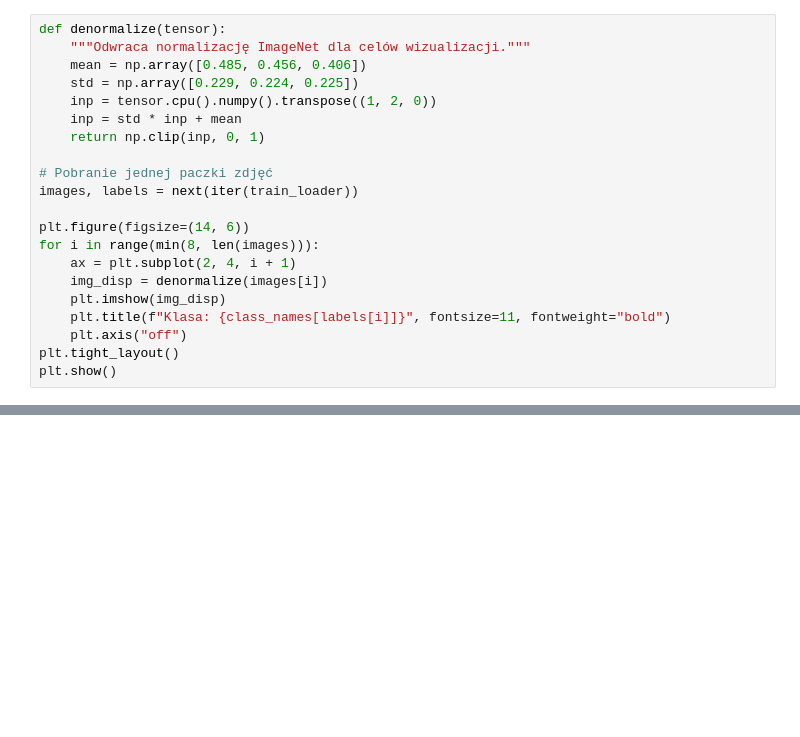
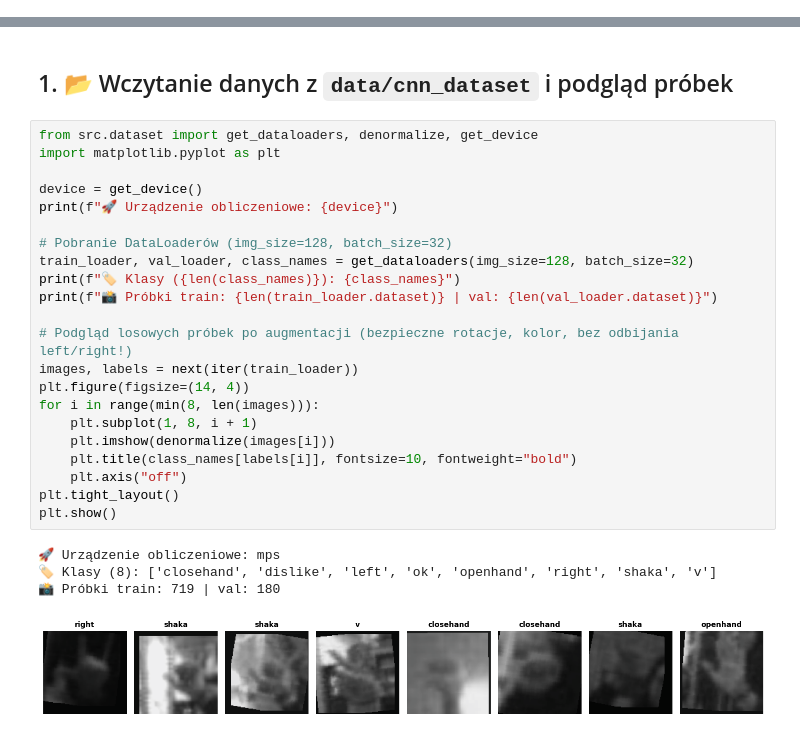
Before and after one commit to michal-skoczylas/thesis_dataset, a Jupyter notebook: notebooks/experiment_gesture_cnn.ipynb, the cells around one changed output, grey strips where cells are left out. Cells and saved outputs as stored; diff of their text form; blank space fills up the shorter version.

```diff
--- a/notebooks/experiment_gesture_cnn.ipynb
+++ b/notebooks/experiment_gesture_cnn.ipynb
@@ -116,21 +0,0 @@ Upewnijmy się, że augmentacje są naturalne i nie zamazują konturów dłoni:
-# %%
-def denormalize(tensor):
-    """Odwraca normalizację ImageNet dla celów wizualizacji."""
-    mean = np.array([0.485, 0.456, 0.406])
-    std = np.array([0.229, 0.224, 0.225])
-    inp = tensor.cpu().numpy().transpose((1, 2, 0))
-    inp = std * inp + mean
-    return np.clip(inp, 0, 1)
-
-# Pobranie jednej paczki zdjęć
-images, labels = next(iter(train_loader))
-
-plt.figure(figsize=(14, 6))
-for i in range(min(8, len(images))):
-    ax = plt.subplot(2, 4, i + 1)
-    img_disp = denormalize(images[i])
-    plt.imshow(img_disp)
-    plt.title(f"Klasa: {class_names[labels[i]]}", fontsize=11, fontweight="bold")
-    plt.axis("off")
-plt.tight_layout()
-plt.show()
@@ -550,0 +28,29 @@ export_model_for_deployment(trained_custom_cnn, output_dir=str(WEIGHTS_DIR))
+# %% [markdown]
+## 1. 📂 Wczytanie danych z `data/cnn_dataset` i podgląd próbek
+# %%
+from src.dataset import get_dataloaders, denormalize, get_device
+import matplotlib.pyplot as plt
+
+device = get_device()
+print(f"🚀 Urządzenie obliczeniowe: {device}")
+
+# Pobranie DataLoaderów (img_size=128, batch_size=32)
+train_loader, val_loader, class_names = get_dataloaders(img_size=128, batch_size=32)
+print(f"🏷️ Klasy ({len(class_names)}): {class_names}")
+print(f"📸 Próbki train: {len(train_loader.dataset)} | val: {len(val_loader.dataset)}")
+
+# Podgląd losowych próbek po augmentacji (bezpieczne rotacje, kolor, bez odbijania left/right!)
+images, labels = next(iter(train_loader))
+plt.figure(figsize=(14, 4))
+for i in range(min(8, len(images))):
+    plt.subplot(1, 8, i + 1)
+    plt.imshow(denormalize(images[i]))
+    plt.title(class_names[labels[i]], fontsize=10, fontweight="bold")
+    plt.axis("off")
+plt.tight_layout()
+plt.show()
+# %% [output]
+🚀 Urządzenie obliczeniowe: mps
+🏷️ Klasy (8): ['closehand', 'dislike', 'left', 'ok', 'openhand', 'right', 'shaka', 'v']
+📸 Próbki train: 719 | val: 180
+[figure, added]
```
Also changed, not shown: parts of 38 cells of this notebook, 20 other files.
